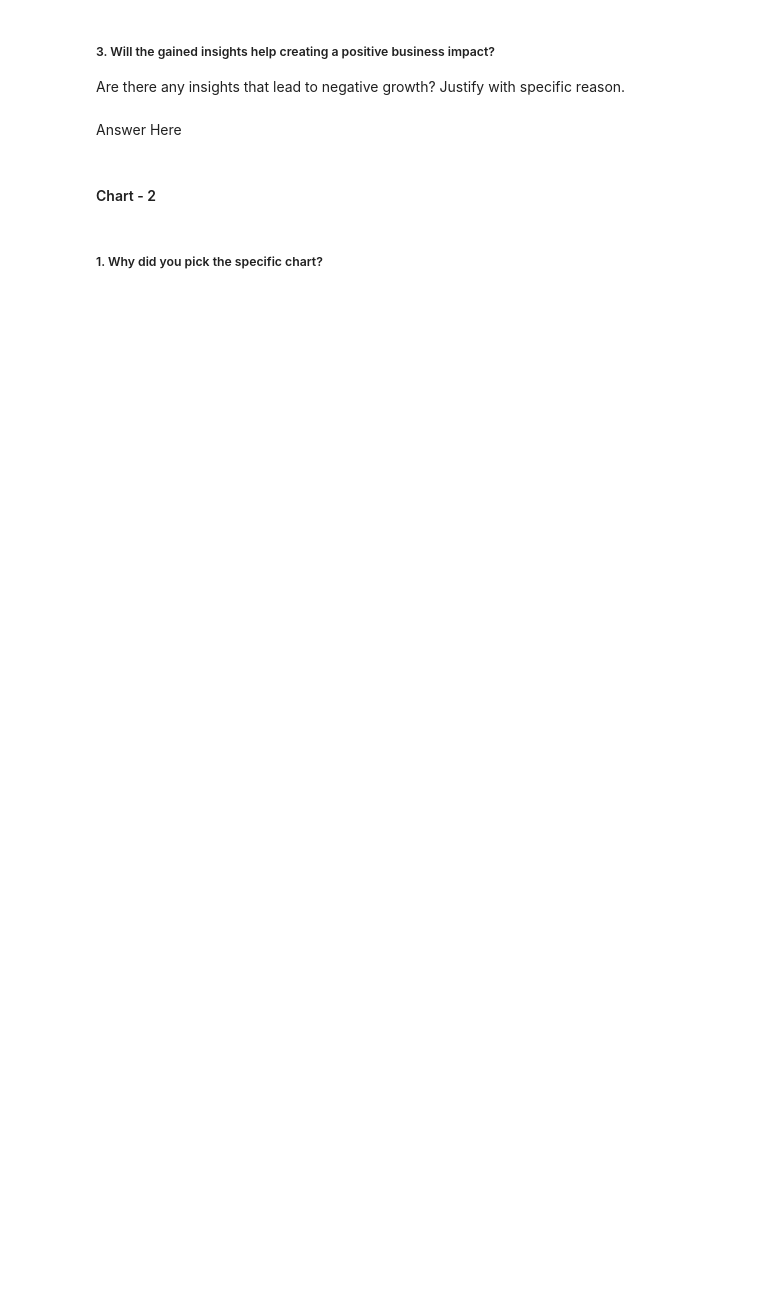
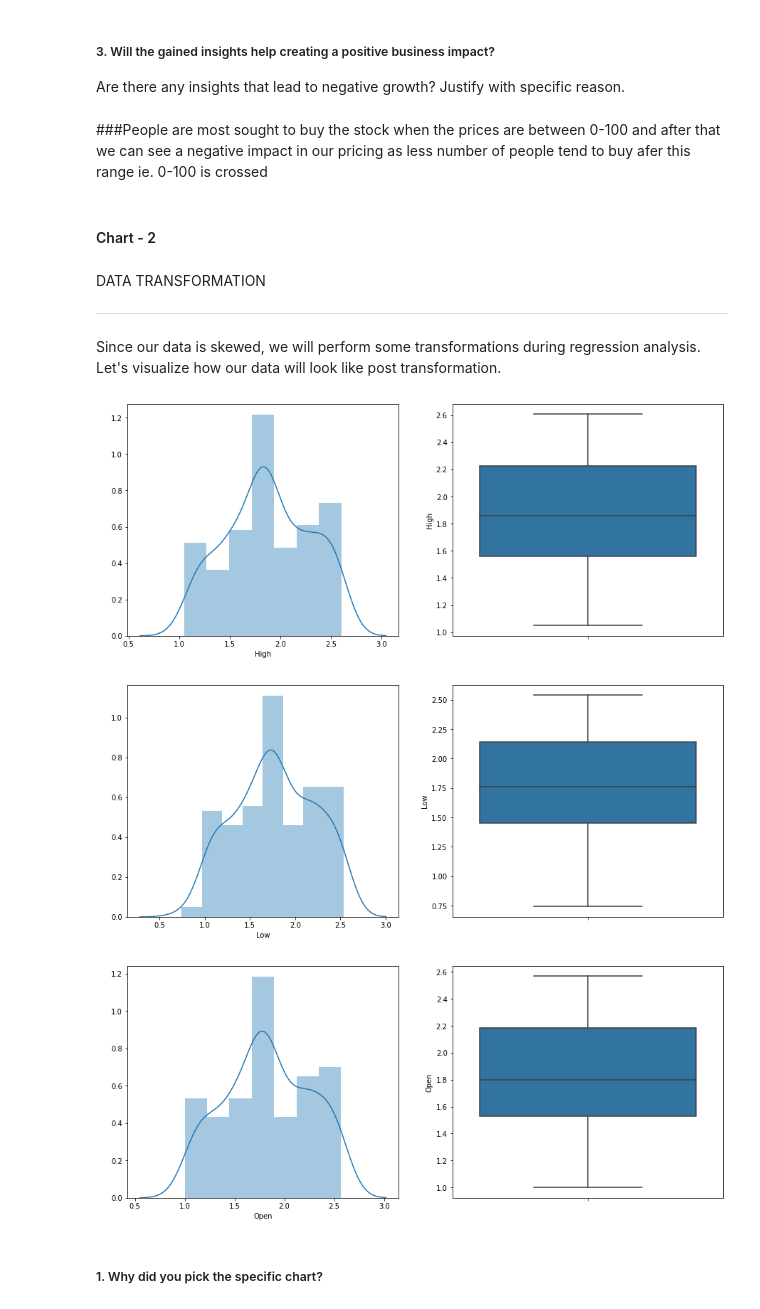
Before and after one commit to KartikKumar7070/Yesbank-stock-pricing-analysis-regression-model, a Jupyter notebook: ML_Capstone_Project_On_Regression.ipynb, the cells around one changed output. Drawn from its saved outputs; the diff is of its cells as text; code cells hidden in the pictures; blank space fills up the shorter version.

```diff
--- a/ML_Capstone_Project_On_Regression.ipynb
+++ b/ML_Capstone_Project_On_Regression.ipynb
@@ -250,7 +295,7 @@ Answer Here
 # %% [markdown]
 ##### 3. Will the gained insights help creating a positive business impact?
 Are there any insights that lead to negative growth? Justify with specific reason.
-# %% [markdown]
-Answer Here
+# %% [markdown]
+###People are most sought to buy the stock when the prices are between 0-100 and after that we can see a negative impact in our pricing as less number of people tend to buy afer this range ie. 0-100 is crossed
 # %% [markdown]
 #### Chart - 2
@@ -259,2 +302,25 @@ Answer Here
+# %% [markdown]
+DATA TRANSFORMATION
+
+---
+Since our data is skewed, we will perform some transformations during regression analysis. Let's visualize how our data will look like post transformation.
+# %%
+
+#independent variables
+for var in indep_var:
+    plt.figure(figsize=(15,6))
+    plt.subplot(1, 2, 1)
+    fig = sns.distplot(np.log10(df1[var]))
+    fig.set_ylabel(' ')
+    fig.set_xlabel(var)
+
+    plt.subplot(1, 2, 2)
+    fig = sns.boxplot(y=np.log10(df1[var]))
+    fig.set_title('')
+    fig.set_ylabel(var)
+# %% [output]
+[figure, added]
+[figure, added]
+[figure, added]
 # %% [markdown]
 ##### 1. Why did you pick the specific chart?
```
Also changed, not shown: parts of 228 cells of this notebook.
